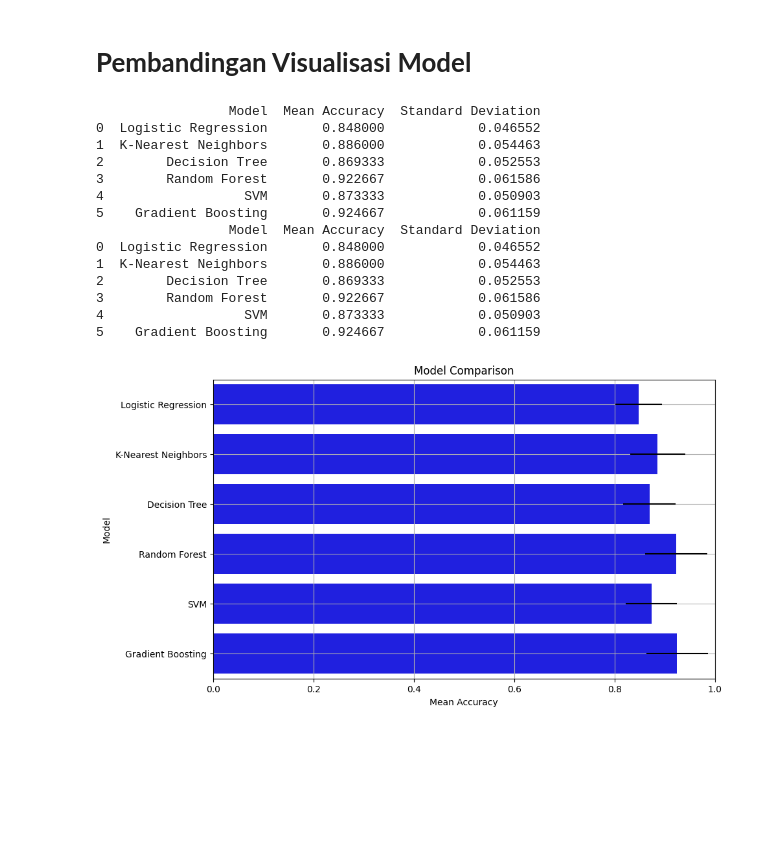
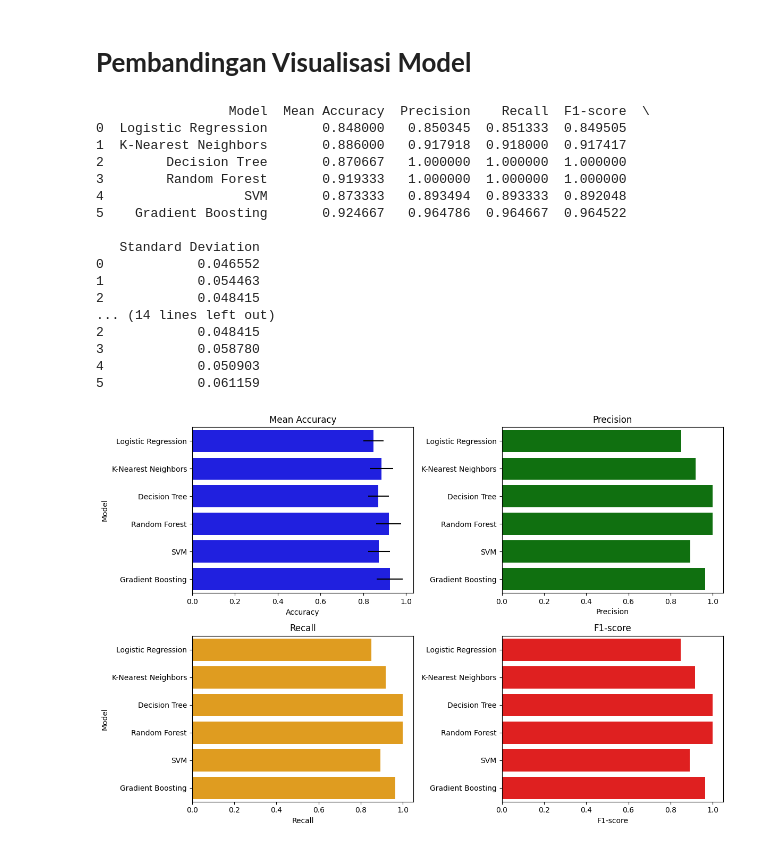
Before and after one commit to ArdiansyahAsrifah/DMML24-ProjectTASK, a Jupyter notebook: utils/preprocessing.ipynb, the cells around one changed output. Saved outputs shown, nothing was run; the diff lists cells and outputs as text; code cells hidden in the pictures; blank space fills up the shorter version.

```diff
--- a/utils/preprocessing.ipynb
+++ b/utils/preprocessing.ipynb
@@ -249,6 +256,8 @@ from sklearn.ensemble import RandomForestClassifier, GradientBoostingClassifier
 from sklearn.svm import SVC
 import matplotlib.pyplot as plt
 import seaborn as sns
+from sklearn.metrics import classification_report
+from sklearn.metrics import precision_recall_fscore_support
 
 # Load the dataset
 data = pd.read_csv('/content/cancer_risk_data.csv')
@@ -271,51 +280,84 @@ models = {
     "Gradient Boosting": GradientBoostingClassifier()
 }
 
 # Evaluate models
 results = []
 
 for name, model in models.items():
     scores = cross_val_score(model, X, y, cv=5, scoring='accuracy')
+    y_pred = model.fit(X, y).predict(X)
+    precision, recall, fscore, support = precision_recall_fscore_support(y, y_pred, average='weighted')
     results.append({
         "Model": name,
         "Mean Accuracy": scores.mean(),
+        "Precision": precision,
+        "Recall": recall,
+        "F1-score": fscore,
         "Standard Deviation": scores.std()
     })
 
 # Convert results to DataFrame
-results_df = pd.DataFrame(results)
+results_df = pd.DataFrame(results, columns=["Model", "Mean Accuracy", "Precision", "Recall", "F1-score", "Standard Deviation"])
+
 
 # Debug: Print the results DataFrame
 print(results_df)
 
 # Ensure no NaN values in the DataFrame
 results_df["Standard Deviation"].fillna(0, inplace=True)
 
 # Debug: Print the results DataFrame after filling NaN
 print(results_df)
 
 # Plot the results
-plt.figure(figsize=(10, 6))
+plt.figure(figsize=(12, 8))
+
+# Plot Mean Accuracy
+plt.subplot(2, 2, 1)
 sns.barplot(x="Mean Accuracy", y="Model", data=results_df, xerr=results_df["Standard Deviation"], color="blue")
-plt.title("Model Comparison")
-plt.xlabel("Mean Accuracy")
+plt.title("Mean Accuracy")
+plt.xlabel("Accuracy")
 plt.ylabel("Model")
-plt.xlim(0, 1)
-plt.grid(True)
+
+# Plot Precision
+plt.subplot(2, 2, 2)
+sns.barplot(x="Precision", y="Model", data=results_df, color="green")
+plt.title("Precision")
+plt.xlabel("Precision")
+plt.ylabel("")
+
+# Plot Recall
+plt.subplot(2, 2, 3)
+sns.barplot(x="Recall", y="Model", data=results_df, color="orange")
+plt.title("Recall")
+plt.xlabel("Recall")
+plt.ylabel("Model")
+
+# Plot F1-score
+plt.subplot(2, 2, 4)
+sns.barplot(x="F1-score", y="Model", data=results_df, color="red")
+plt.title("F1-score")
+plt.xlabel("F1-score")
+plt.ylabel("")
+
+plt.tight_layout()
 plt.show()
 # %% [output]
-                 Model  Mean Accuracy  Standard Deviation
-0  Logistic Regression       0.848000            0.046552
-1  K-Nearest Neighbors       0.886000            0.054463
-2        Decision Tree       0.869333            0.052553
-3        Random Forest       0.922667            0.061586
-4                  SVM       0.873333            0.050903
-5    Gradient Boosting       0.924667            0.061159
-                 Model  Mean Accuracy  Standard Deviation
-0  Logistic Regression       0.848000            0.046552
-1  K-Nearest Neighbors       0.886000            0.054463
-2        Decision Tree       0.869333            0.052553
-3        Random Forest       0.922667            0.061586
-4                  SVM       0.873333            0.050903
-5    Gradient Boosting       0.924667            0.061159
+                 Model  Mean Accuracy  Precision    Recall  F1-score  \
+0  Logistic Regression       0.848000   0.850345  0.851333  0.849505
+1  K-Nearest Neighbors       0.886000   0.917918  0.918000  0.917417
+2        Decision Tree       0.870667   1.000000  1.000000  1.000000
+3        Random Forest       0.919333   1.000000  1.000000  1.000000
+4                  SVM       0.873333   0.893494  0.893333  0.892048
+5    Gradient Boosting       0.924667   0.964786  0.964667  0.964522
+
+   Standard Deviation
+0            0.046552
+1            0.054463
+2            0.048415
+... (14 lines left out)
+2            0.048415
+3            0.058780
+4            0.050903
+5            0.061159
-[figure, old version]
+[figure, new version]
```
Also changed, not shown: parts of 15 cells of this notebook, 6 other files.
